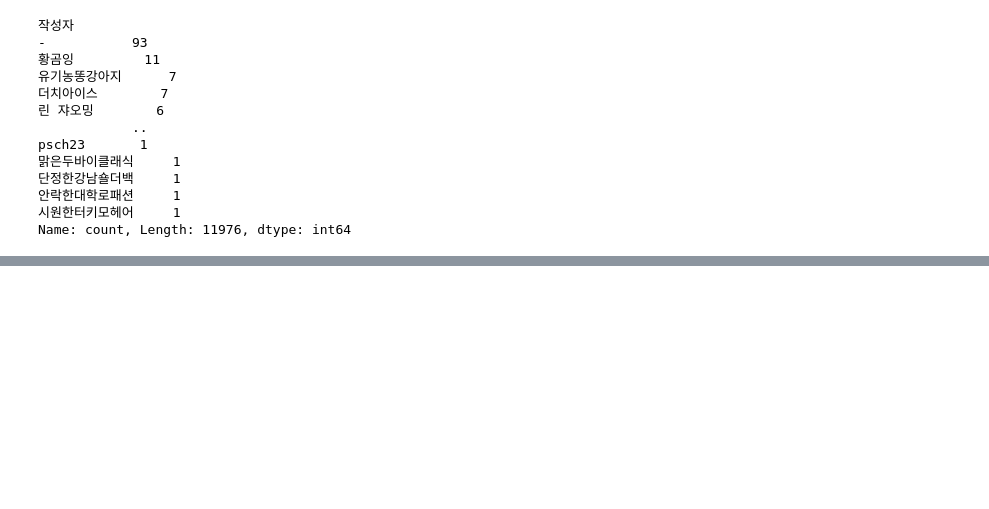
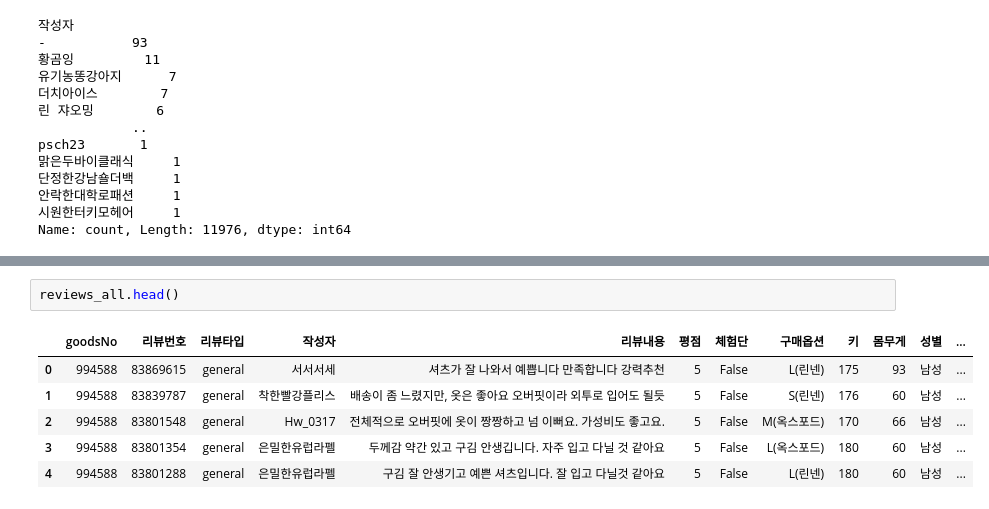
Before and after one commit to yoohengu/review_analysis_filluminate, a Jupyter notebook: kms/notepad.ipynb, the cells around one changed output, grey strips where cells are left out. Drawn from its saved outputs; the diff is of its cells as text; blank space fills up the shorter version.

```diff
--- a/kms/notepad.ipynb
+++ b/kms/notepad.ipynb
@@ -87,0 +124,9 @@ outer[outer['작성자']=='황곰잉']
+# %%
+reviews_all.head()
+# %% [output]
+|  | goodsNo | 리뷰번호 | 리뷰타입 | 작성자 | 리뷰내용 | 평점 | 체험단 | 구매옵션 | 키 | 몸무게 | 성별 | ... |
+| 0 | 994588 | 83869615 | general | 서서서세 | 셔츠가 잘 나와서 예쁩니다 만족합니다 강력추천 | 5 | False | L(린넨) | 175 | 93 | 남성 | ... |
+| 1 | 994588 | 83839787 | general | 착한빨강플리스 | 배송이 좀 느렸지만, 옷은 좋아요 오버핏이라 외투로 입어도 될듯 | 5 | False | S(린넨) | 176 | 60 | 남성 | ... |
+| 2 | 994588 | 83801548 | general | Hw_0317 | 전체적으로 오버핏에 옷이 짱짱하고 넘 이뻐요. 가성비도 좋고요. | 5 | False | M(옥스포드) | 170 | 66 | 남성 | ... |
+| 3 | 994588 | 83801354 | general | 은밀한유럽라펠 | 두께감 약간 있고 구김 안생깁니다. 자주 입고 다닐 것 같아요 | 5 | False | L(옥스포드) | 180 | 60 | 남성 | ... |
+| 4 | 994588 | 83801288 | general | 은밀한유럽라펠 | 구김 잘 안생기고 예쁜 셔츠입니다. 잘 입고 다닐것 같아요 | 5 | False | L(린넨) | 180 | 60 | 남성 | ... |
```
Also changed, not shown: parts of 10 cells of this notebook, 5 other files.
